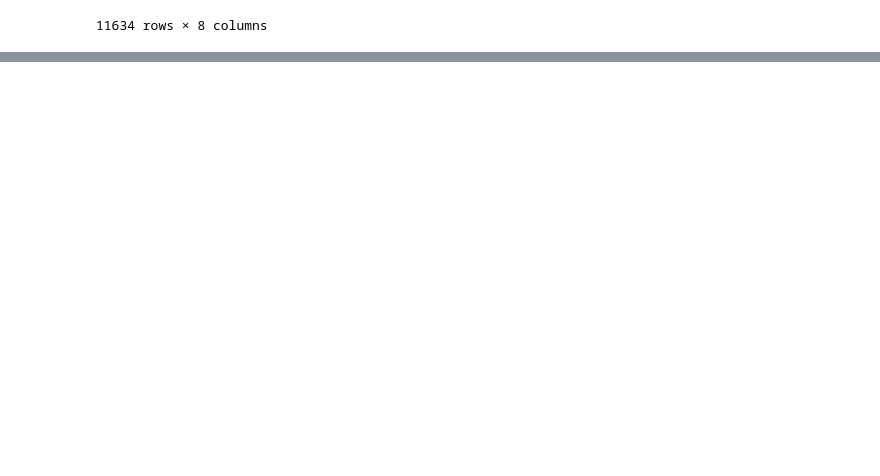
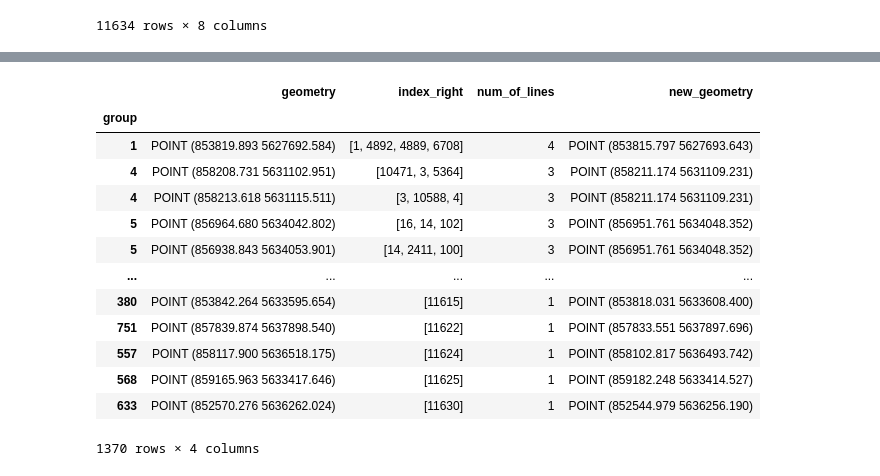
Before and after one commit to achic19/SOD0, a Jupyter notebook: Code/notebooks/topology.ipynb, the cells around one changed output, grey strips where cells are left out. Cells and saved outputs as stored; diff of their text form; code cells hidden in the pictures; blank space fills up the shorter version.

```diff
--- a/Code/notebooks/topology.ipynb
+++ b/Code/notebooks/topology.ipynb
@@ -727,16 +711,32 @@ lines_to_update2['new_geometry'] = result_gdf.groupby(group_name )[geometry].app
 # %%
-# 4.2 Among who are updated remove every line the start and lase point are the same
+# 4.2 Among whom are updated remove every line the start and last point are the same
 # Get all the lines going to be deleted
 lines_to_delete =[]
 
 def update_lines_to_delete(row):
     # explode the lines names within each row list to separate rows
     lines_to_update_tmep = row[index_right].explode()
 
     # Identify rows with duplicate values
     lines_to_delete.extend(lines_to_update_tmep[lines_to_update_tmep.duplicated()].tolist())
 
 lines_to_update2.groupby(level=group_name).apply(update_lines_to_delete)
 
 # remove lines their geometry not going to change
 lines_to_update3= lines_to_update2[lines_to_update2[geometry]!=lines_to_update2[new_geometry]]
+lines_to_update3
+# %% [output]
+|  | geometry | index_right | num_of_lines | new_geometry |
+| group |  |  |  |  |
+| 1 | POINT (853819.893 5627692.584) | [1, 4892, 4889, 6708] | 4 | POINT (853815.797 5627693.643) |
+| 4 | POINT (858208.731 5631102.951) | [10471, 3, 5364] | 3 | POINT (858211.174 5631109.231) |
+| 4 | POINT (858213.618 5631115.511) | [3, 10588, 4] | 3 | POINT (858211.174 5631109.231) |
+| 5 | POINT (856964.680 5634042.802) | [16, 14, 102] | 3 | POINT (856951.761 5634048.352) |
+| 5 | POINT (856938.843 5634053.901) | [14, 2411, 100] | 3 | POINT (856951.761 5634048.352) |
+| ... | ... | ... | ... | ... |
+| 380 | POINT (853842.264 5633595.654) | [11615] | 1 | POINT (853818.031 5633608.400) |
+| 751 | POINT (857839.874 5637898.540) | [11622] | 1 | POINT (857833.551 5637897.696) |
+| 557 | POINT (858117.900 5636518.175) | [11624] | 1 | POINT (858102.817 5636493.742) |
+| 568 | POINT (859165.963 5633417.646) | [11625] | 1 | POINT (859182.248 5633414.527) |
+| 633 | POINT (852570.276 5636262.024) | [11630] | 1 | POINT (852544.979 5636256.190) |
+1370 rows × 4 columns
```
Also changed, not shown: parts of 15 cells of this notebook, 3 other files.
